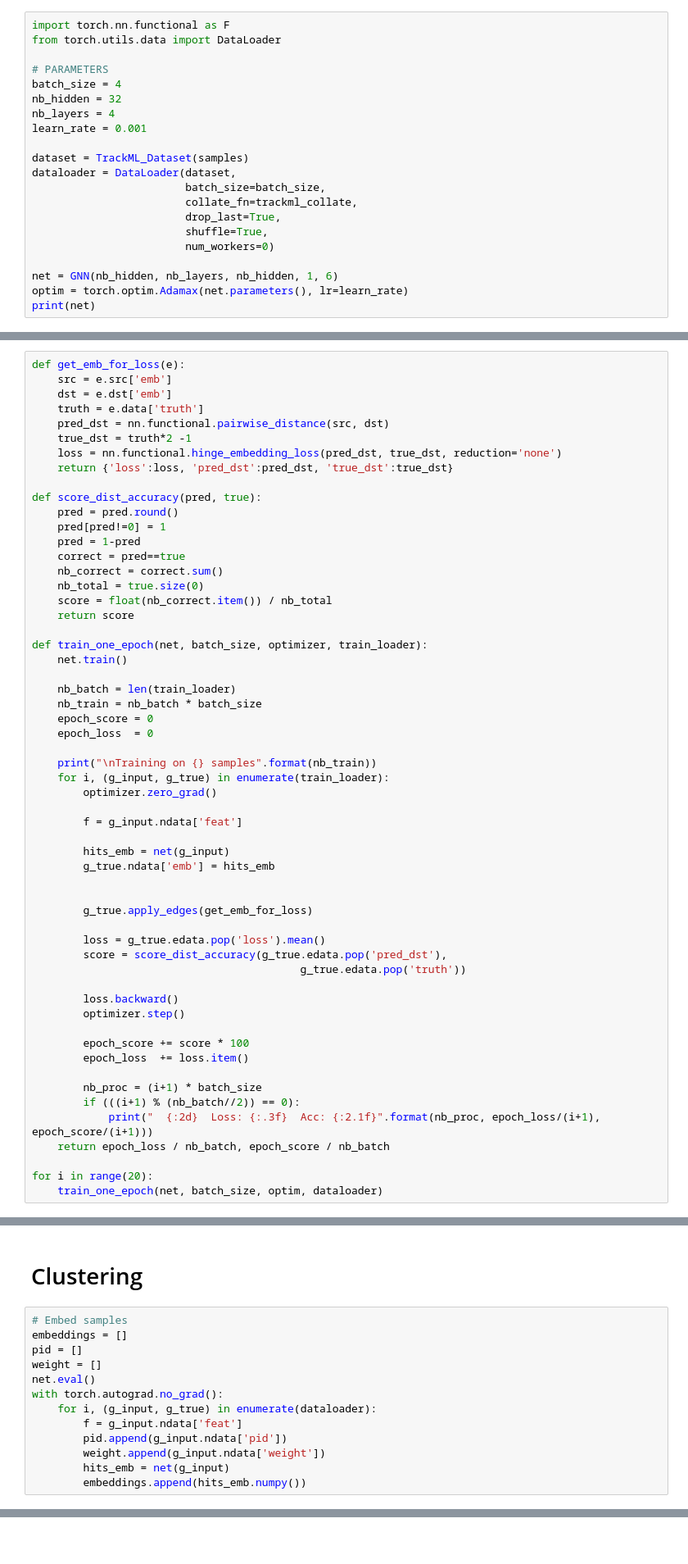
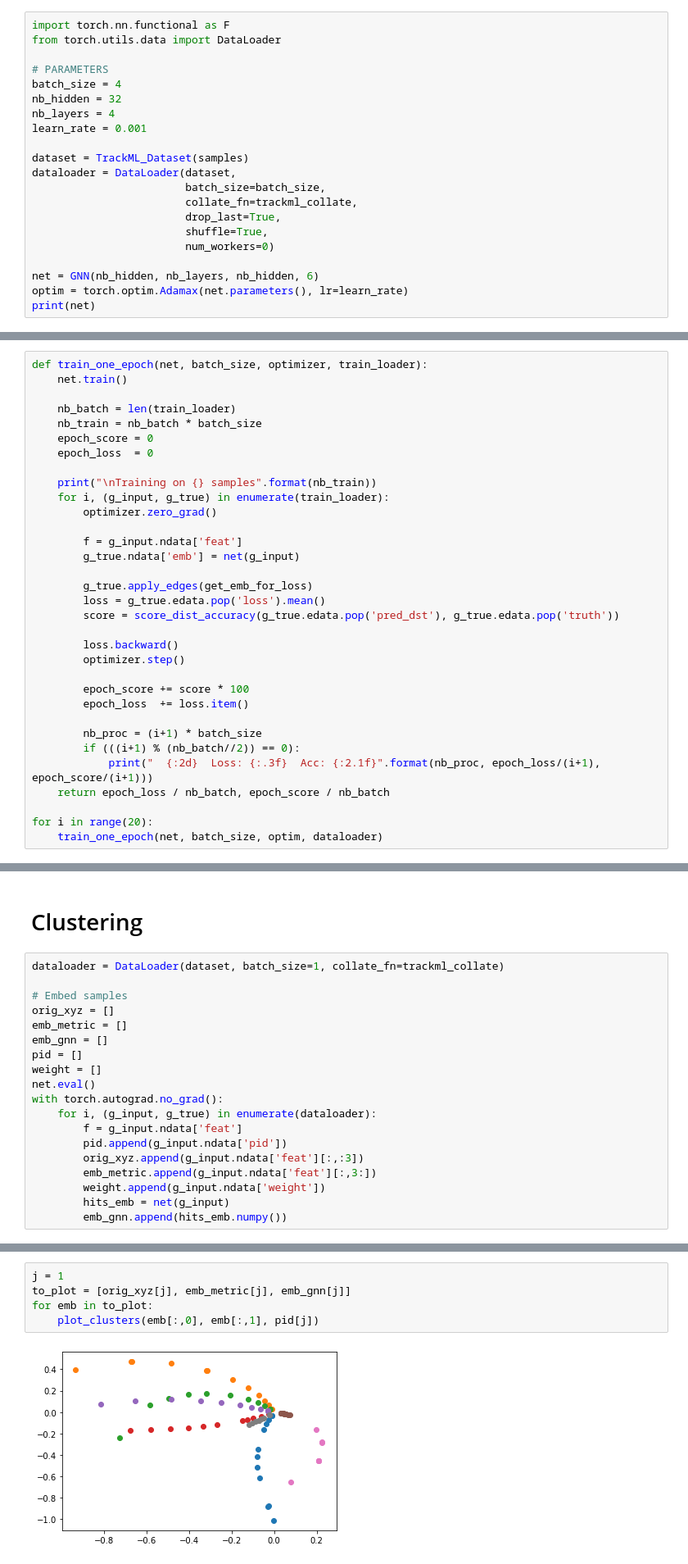
Before and after one commit to xkuang/KDD-2019-Hands-on, a Jupyter notebook: 2_clustering/gnn_cluster.ipynb, the cells around one changed output, grey strips where cells are left out. Shown at 82% size. Drawn from its saved outputs; the diff is of its cells as text; blank space fills up the shorter version.

```diff
--- a/2_clustering/gnn_cluster.ipynb
+++ b/2_clustering/gnn_cluster.ipynb
@@ -292,7 +214,7 @@ dataloader = DataLoader(dataset,
                         shuffle=True,
                         num_workers=0)
 
-net = GNN(nb_hidden, nb_layers, nb_hidden, 1, 6)
+net = GNN(nb_hidden, nb_layers, nb_hidden, 6)
 optim = torch.optim.Adamax(net.parameters(), lr=learn_rate)
 print(net)
 # %% [output]
@@ -316,23 +267,4 @@ GNN(
 # %%
-def get_emb_for_loss(e):
-    src = e.src['emb']
-    dst = e.dst['emb']
-    truth = e.data['truth']
-    pred_dst = nn.functional.pairwise_distance(src, dst)
-    true_dst = truth*2 -1
-    loss = nn.functional.hinge_embedding_loss(pred_dst, true_dst, reduction='none')
-    return {'loss':loss, 'pred_dst':pred_dst, 'true_dst':true_dst}
-
-def score_dist_accuracy(pred, true):
-    pred = pred.round()
-    pred[pred!=0] = 1
-    pred = 1-pred
-    correct = pred==true
-    nb_correct = correct.sum()
-    nb_total = true.size(0)
-    score = float(nb_correct.item()) / nb_total
-    return score
-
 def train_one_epoch(net, batch_size, optimizer, train_loader):
     net.train()
 
@@ -346,16 +278,11 @@ def train_one_epoch(net, batch_size, optimizer, train_loader):
         optimizer.zero_grad()
 
         f = g_input.ndata['feat']
-
-        hits_emb = net(g_input)
-        g_true.ndata['emb'] = hits_emb
-
+        g_true.ndata['emb'] = net(g_input)
 
         g_true.apply_edges(get_emb_for_loss)
-
         loss = g_true.edata.pop('loss').mean()
-        score = score_dist_accuracy(g_true.edata.pop('pred_dst'),
-                                          g_true.edata.pop('truth'))
+        score = score_dist_accuracy(g_true.edata.pop('pred_dst'), g_true.edata.pop('truth'))
 
         loss.backward()
         optimizer.step()
@@ -392,8 +319,12 @@ Training on 100 samples
 # %% [markdown]
 # Clustering
 # %%
+dataloader = DataLoader(dataset, batch_size=1, collate_fn=trackml_collate)
+
 # Embed samples
-embeddings = []
+orig_xyz = []
+emb_metric = []
+emb_gnn = []
 pid = []
 weight = []
 net.eval()
@@ -401,6 +332,8 @@ with torch.autograd.no_grad():
     for i, (g_input, g_true) in enumerate(dataloader):
         f = g_input.ndata['feat']
         pid.append(g_input.ndata['pid'])
+        orig_xyz.append(g_input.ndata['feat'][:,:3])
+        emb_metric.append(g_input.ndata['feat'][:,3:])
         weight.append(g_input.ndata['weight'])
         hits_emb = net(g_input)
-        embeddings.append(hits_emb.numpy())
+        emb_gnn.append(hits_emb.numpy())
@@ -406,0 +343,7 @@ with torch.autograd.no_grad():
+# %%
+j = 1
+to_plot = [orig_xyz[j], emb_metric[j], emb_gnn[j]]
+for emb in to_plot:
+    plot_clusters(emb[:,0], emb[:,1], pid[j])
+# %% [output]
+[figure, added]
```
Also changed, not shown: parts of 30 cells of this notebook, 2 other files.
